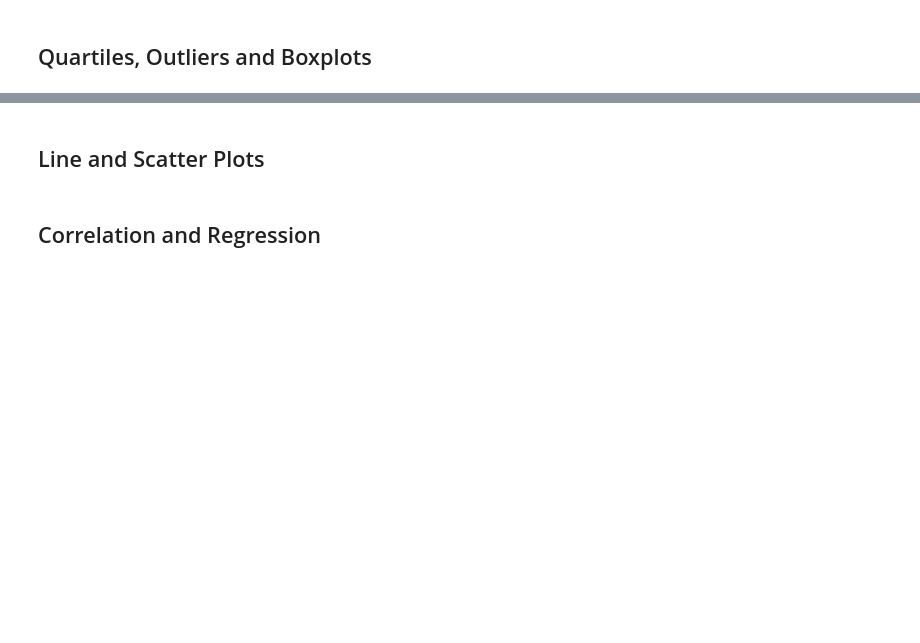
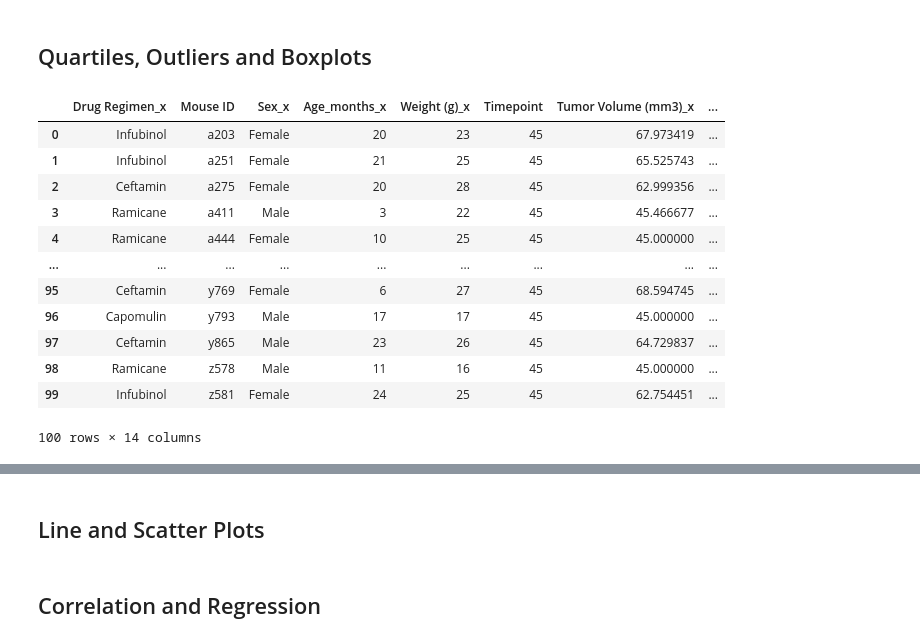
Before and after one commit to owenmeyer3/matplotlib-challenge, a Jupyter notebook: Instructions/Pymaceuticals/pymaceuticals_starter.ipynb, the cells around one changed output, grey strips where cells are left out. Cells and saved outputs as stored; diff of their text form; code cells hidden in the pictures; blank space fills up the shorter version.

```diff
--- a/Instructions/Pymaceuticals/pymaceuticals_starter.ipynb
+++ b/Instructions/Pymaceuticals/pymaceuticals_starter.ipynb
@@ -181,8 +173,25 @@ plt.pie(sizes, labels = labels, autopct = '%1.1f%%')
 # %%
 # Calculate the final tumor volume of each mouse across four of the treatment regimens:
 # Capomulin, Ramicane, Infubinol, and Ceftamin
+pharm_data_cln_CRIC = pharm_data_cln[(pharm_data_cln['Drug Regimen'] == 'Capomulin') | (pharm_data_cln['Drug Regimen'] == 'Ramicane') | (pharm_data_cln['Drug Regimen'] == 'Infubinol') | (pharm_data_cln['Drug Regimen'] == 'Ceftamin')]
 
 # Start by getting the last (greatest) timepoint for each mouse
-
+lastTimePointByMID = pharm_data_cln_CRIC.groupby('Mouse ID').max()
 
 # Merge this group df with the original dataframe to get the tumor volume at the last timepoint
+lastTimeCIRC = lastTimePointByMID.merge(pharm_data_cln, how = 'left', on = ['Timepoint', 'Mouse ID'])#[['Mouse ID', 'Timepoint']]
+lastTimeCIRC
+# %% [output]
+|  | Drug Regimen_x | Mouse ID | Sex_x | Age_months_x | Weight (g)_x | Timepoint | Tumor Volume (mm3)_x | ... |
+| 0 | Infubinol | a203 | Female | 20 | 23 | 45 | 67.973419 | ... |
+| 1 | Infubinol | a251 | Female | 21 | 25 | 45 | 65.525743 | ... |
+| 2 | Ceftamin | a275 | Female | 20 | 28 | 45 | 62.999356 | ... |
+| 3 | Ramicane | a411 | Male | 3 | 22 | 45 | 45.466677 | ... |
+| 4 | Ramicane | a444 | Female | 10 | 25 | 45 | 45.000000 | ... |
+| ... | ... | ... | ... | ... | ... | ... | ... | ... |
+| 95 | Ceftamin | y769 | Female | 6 | 27 | 45 | 68.594745 | ... |
+| 96 | Capomulin | y793 | Male | 17 | 17 | 45 | 45.000000 | ... |
+| 97 | Ceftamin | y865 | Male | 23 | 26 | 45 | 64.729837 | ... |
+| 98 | Ramicane | z578 | Male | 11 | 16 | 45 | 45.000000 | ... |
+| 99 | Infubinol | z581 | Female | 24 | 25 | 45 | 62.754451 | ... |
+100 rows × 14 columns
```
Also changed, not shown: parts of 6 cells of this notebook.
